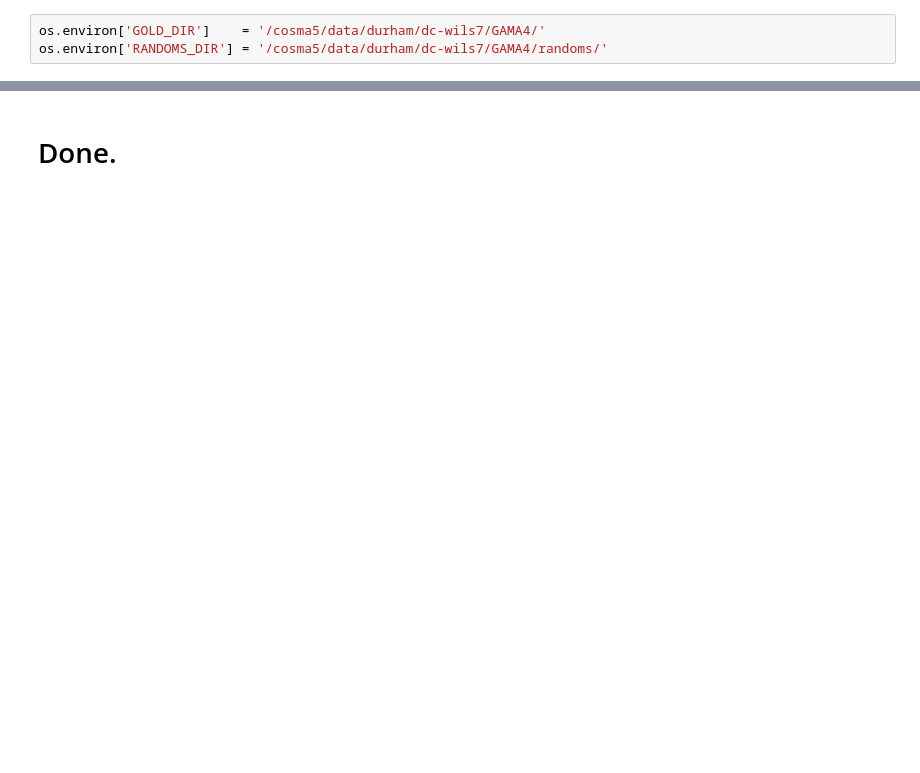
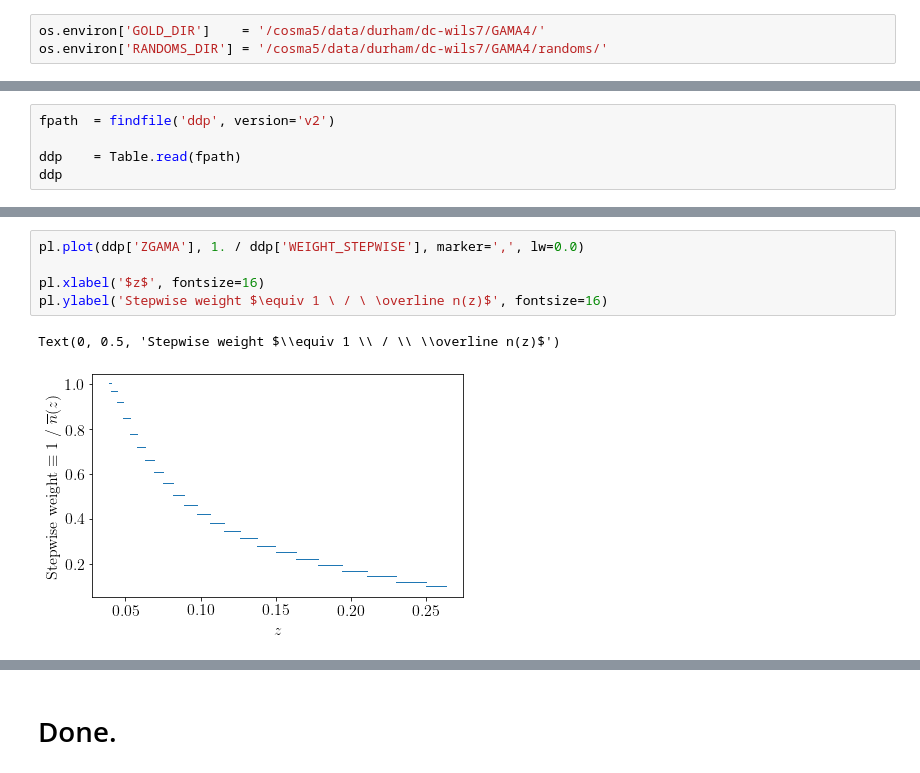
Before and after one commit to SgmAstro/DESI, a Jupyter notebook: docs/nb/sandbox/stepwise_weights.ipynb, the cells around one changed output, grey strips where cells are left out. Drawn from its saved outputs; the diff is of its cells as text; blank space fills up the shorter version.

```diff
--- a/docs/nb/sandbox/stepwise_weights.ipynb
+++ b/docs/nb/sandbox/stepwise_weights.ipynb
@@ -18,0 +61,5 @@ stepwise['VMAX'] /= stepwise['VMAX'].max()
+# %%
+fpath  = findfile('ddp', version='v2')
+
+ddp    = Table.read(fpath)
+ddp
@@ -19 +88,9 @@ stepwise['VMAX'] /= stepwise['VMAX'].max()
+# %%
+pl.plot(ddp['ZGAMA'], 1. / ddp['WEIGHT_STEPWISE'], marker=',', lw=0.0)
+
+pl.xlabel('$z$', fontsize=16)
+pl.ylabel('Stepwise weight $\equiv 1 \ / \ \overline n(z)$', fontsize=16)
+# %% [output]
+Text(0, 0.5, 'Stepwise weight $\\equiv 1 \\ / \\ \\overline n(z)$')
+[figure, added]
 # %%
```
Also changed, not shown: parts of 8 cells of this notebook, 1 other file.
